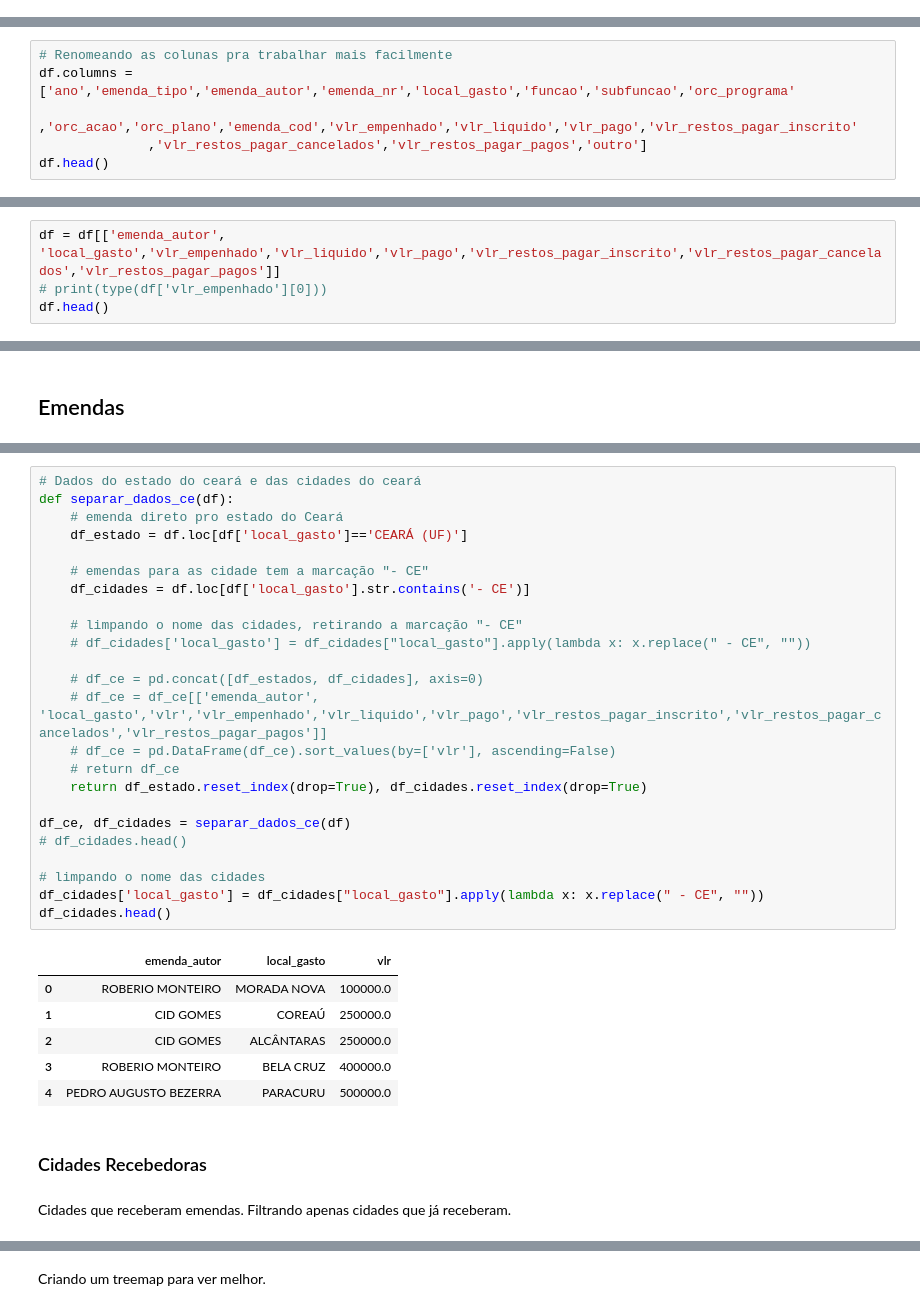
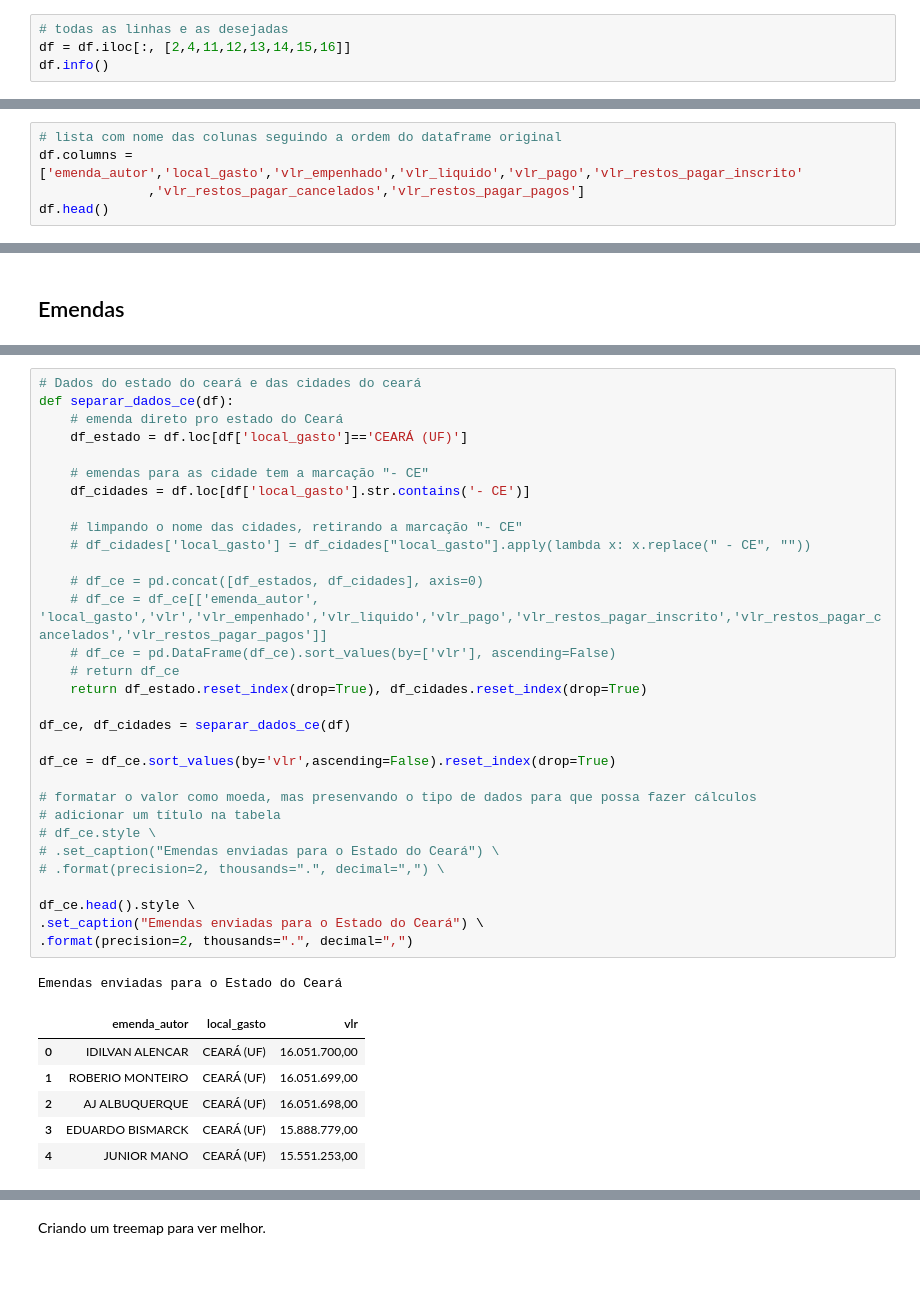
Before and after one commit to walves69/emendas-teste2, a Jupyter notebook: analise_exploratoria.ipynb, the cells around one changed output, grey strips where cells are left out. Saved outputs shown, nothing was run; the diff lists cells and outputs as text; blank space fills up the shorter version.

```diff
--- a/analise_exploratoria.ipynb
+++ b/analise_exploratoria.ipynb
@@ -37,0 +67,4 @@ memory usage: 400.8+ KB
+# %%
+# todas as linhas e as desejadas
+df = df.iloc[:, [2,4,11,12,13,14,15,16]]
+df.info()
@@ -38,7 +91,6 @@ memory usage: 400.8+ KB
 # %%
-# Renomeando as colunas pra trabalhar mais facilmente
-df.columns = ['ano','emenda_tipo','emenda_autor','emenda_nr','local_gasto','funcao','subfuncao','orc_programa'
-              ,'orc_acao','orc_plano','emenda_cod','vlr_empenhado','vlr_liquido','vlr_pago','vlr_restos_pagar_inscrito'
-              ,'vlr_restos_pagar_cancelados','vlr_restos_pagar_pagos','outro']
+# lista com nome das colunas seguindo a ordem do dataframe original
+df.columns = ['emenda_autor','local_gasto','vlr_empenhado','vlr_liquido','vlr_pago','vlr_restos_pagar_inscrito'
+              ,'vlr_restos_pagar_cancelados','vlr_restos_pagar_pagos']
 df.head()
 # %% [output]
@@ -55,4 +102,0 @@ Selecionamos apenas as colunas de nosso interesse.
-# %%
-df = df[['emenda_autor', 'local_gasto','vlr_empenhado','vlr_liquido','vlr_pago','vlr_restos_pagar_inscrito','vlr_restos_pagar_cancelados','vlr_restos_pagar_pagos']]
-# print(type(df['vlr_empenhado'][0]))
-df.head()
@@ -219,35 +267,39 @@ fig1.show()
 # %%
 # Dados do estado do ceará e das cidades do ceará
 def separar_dados_ce(df):
     # emenda direto pro estado do Ceará
     df_estado = df.loc[df['local_gasto']=='CEARÁ (UF)']
 
     # emendas para as cidade tem a marcação "- CE"
     df_cidades = df.loc[df['local_gasto'].str.contains('- CE')]
 
     # limpando o nome das cidades, retirando a marcação "- CE"
     # df_cidades['local_gasto'] = df_cidades["local_gasto"].apply(lambda x: x.replace(" - CE", ""))
 
     # df_ce = pd.concat([df_estados, df_cidades], axis=0)
     # df_ce = df_ce[['emenda_autor', 'local_gasto','vlr','vlr_empenhado','vlr_liquido','vlr_pago','vlr_restos_pagar_inscrito','vlr_restos_pagar_cancelados','vlr_restos_pagar_pagos']]
     # df_ce = pd.DataFrame(df_ce).sort_values(by=['vlr'], ascending=False)
     # return df_ce
     return df_estado.reset_index(drop=True), df_cidades.reset_index(drop=True)
 
 df_ce, df_cidades = separar_dados_ce(df)
-# df_cidades.head()
 
-# limpando o nome das cidades
-df_cidades['local_gasto'] = df_cidades["local_gasto"].apply(lambda x: x.replace(" - CE", ""))
-df_cidades.head()
+df_ce = df_ce.sort_values(by='vlr',ascending=False).reset_index(drop=True)
+
+# formatar o valor como moeda, mas presenvando o tipo de dados para que possa fazer cálculos
+# adicionar um título na tabela
+# df_ce.style \
+# .set_caption("Emendas enviadas para o Estado do Ceará") \
+# .format(precision=2, thousands=".", decimal=",") \
+
+df_ce.head().style \
+.set_caption("Emendas enviadas para o Estado do Ceará") \
+.format(precision=2, thousands=".", decimal=",")
 # %% [output]
+Emendas enviadas para o Estado do Ceará
 |  | emenda_autor | local_gasto | vlr |
-| 0 | ROBERIO MONTEIRO | MORADA NOVA | 100000.0 |
-| 1 | CID GOMES | COREAÚ | 250000.0 |
-| 2 | CID GOMES | ALCÂNTARAS | 250000.0 |
-| 3 | ROBERIO MONTEIRO | BELA CRUZ | 400000.0 |
-| 4 | PEDRO AUGUSTO BEZERRA | PARACURU | 500000.0 |
+| 0 | IDILVAN ALENCAR | CEARÁ (UF) | 16.051.700,00 |
+| 1 | ROBERIO MONTEIRO | CEARÁ (UF) | 16.051.699,00 |
+| 2 | AJ ALBUQUERQUE | CEARÁ (UF) | 16.051.698,00 |
+| 3 | EDUARDO BISMARCK | CEARÁ (UF) | 15.888.779,00 |
+| 4 | JUNIOR MANO | CEARÁ (UF) | 15.551.253,00 |
-# %% [markdown]
-### Cidades Recebedoras
-# %% [markdown]
-Cidades que receberam emendas. Filtrando apenas cidades que já receberam.
```
Also changed, not shown: parts of 49 cells of this notebook, 22 other files.
